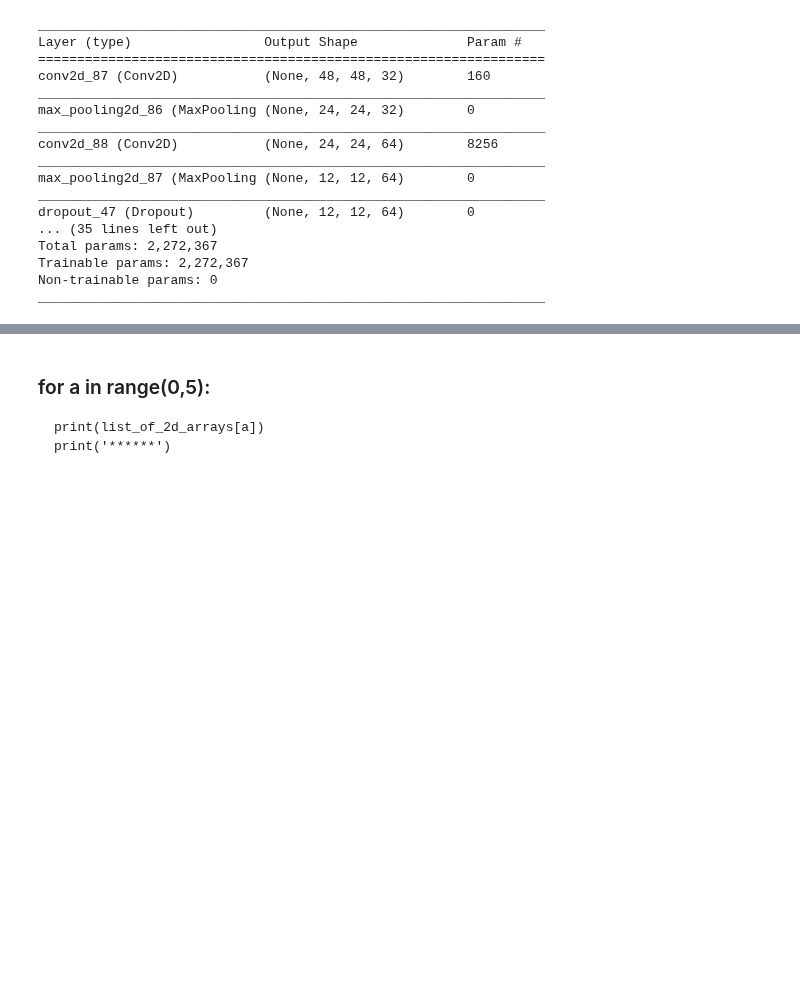
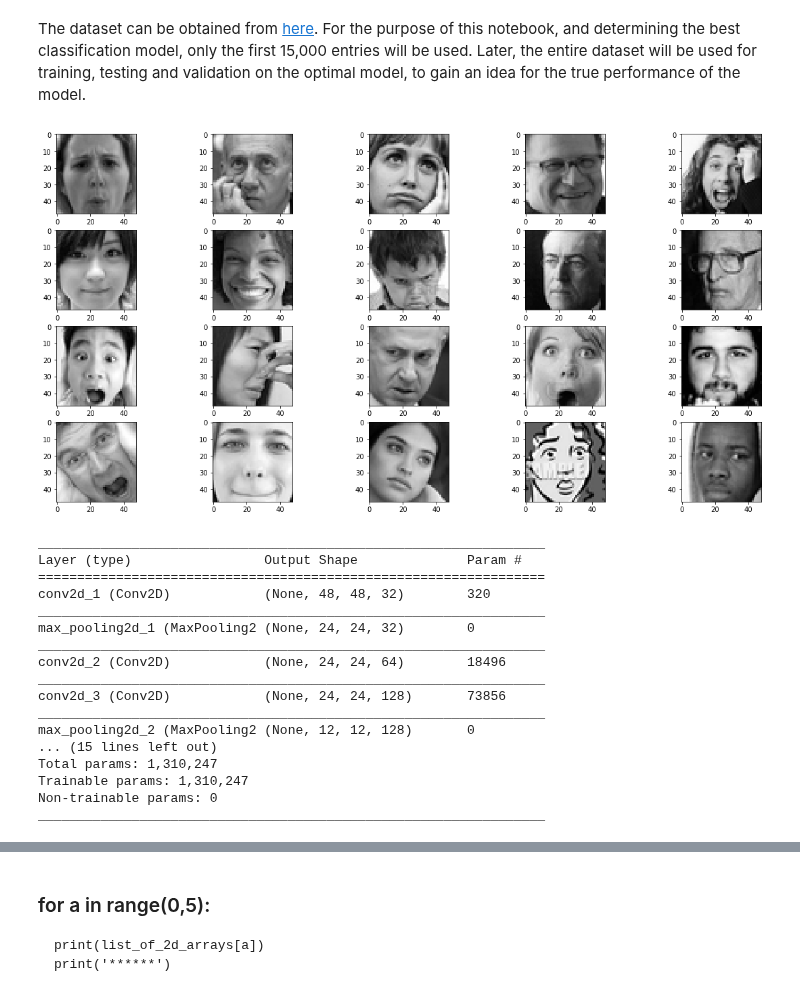
Before and after one commit to chandrasekara/Neural-Network-Facial-Expression-Classifier, a Jupyter notebook: capstone/analysis.ipynb, the cells around one changed output, grey strips where cells are left out. Cells and saved outputs as stored; diff of their text form; code cells hidden in the pictures; blank space fills up the shorter version.

Commit message:
add customizable visualization of data

```diff
--- a/capstone/analysis.ipynb
+++ b/capstone/analysis.ipynb
@@ -11,11 +18,12 @@ from keras import backend as K
+# %% [markdown]
+The dataset can be obtained from [here](https://www.kaggle.com/c/challenges-in-representation-learning-facial-expression-recognition-challenge). For the purpose of this notebook, and determining the best classification model, only the first 15,000 entries will be used. Later, the entire dataset will be used for training, testing and validation on the optimal model, to gain an idea for the true performance of the model.
 # %%
-data__ = pd.read_csv("section_fer2013.csv")
+data = pd.read_csv("fer2013cp.csv")
 
-labels_ = data__['emotion']
+labels = data['emotion']
 
-features = data__.drop(['emotion','Usage'], axis=1, inplace=False)
+features = data.drop(['emotion','Usage'], axis=1, inplace=False)
 
-features
 
 temp_list = []
 
@@ -29,7 +37,7 @@ features['pixels'] = pd.Series(temp_list)
 from sklearn.model_selection import train_test_split
 
 
-X_train, X_test, y_train, y_test = train_test_split(features,labels_,test_size = 0.2, random_state=0)
+X_train, X_test, y_train, y_test = train_test_split(features,labels,test_size = 0.2, random_state=0)
 
 X_train, X_val, y_train, y_val = train_test_split(X_train, y_train, test_size = 0.2, random_state=0)
 # %%
@@ -56,6 +64,24 @@ def df_to_tensor(X_in, im_dim):
     #print(np_arr.shape)
 
     return np_arr.reshape(np_arr.shape[0], 48, 48, 1)
+# %%
+samples = df_to_tensor(X_train,48)
+# %%
+seed_number = 21
+
+two_d_array = samples[seed_number].reshape(48,48)
+
+fig = plt.figure(figsize=(20, 10))
+
+num_rows = 4
+
+num_columns = 5
+
+for i in range(num_rows*num_columns):
+    ax = fig.add_subplot(num_rows,num_columns,i + 1)
+    ax.imshow(samples[seed_number + i].reshape(48,48), cmap='gray')
+# %% [output]
+[figure, added]
 # %%
 train_tensors = df_to_tensor(X_train,48).astype('float32')/255
 valid_tensors = df_to_tensor(X_val,48).astype('float32')/255
@@ -69,36 +95,18 @@ from keras.layers import Conv2D, MaxPooling2D, GlobalAveragePooling2D
 from keras.layers import Dropout, Flatten, Dense
 from keras.models import Sequential
 
-
-
-
-### TODO: Define your architecture.
 model = Sequential()
-model.add(Conv2D(filters=32, kernel_size=2, padding='same', activation='relu', input_shape=(48, 48, 1)))
+model.add(Conv2D(filters=32, kernel_size=3, padding='same', activation='relu', input_shape=(48, 48, 1)))
 model.add(MaxPooling2D(pool_size=2))
-model.add(Conv2D(filters=64, kernel_size=2, padding='same', activation='relu'))
+model.add(Conv2D(filters=64, kernel_size=3, padding='same', activation='relu'))
+model.add(Conv2D(filters=128, kernel_size=3, padding='same', activation='relu'))
 model.add(MaxPooling2D(pool_size=2))
 model.add(Dropout(0.25))
-model.add(Conv2D(filters=128, kernel_size=2, padding='same', activation='relu'))
+model.add(Conv2D(filters=256, kernel_size=3, padding='same', activation='relu'))
 model.add(MaxPooling2D(pool_size=2))
+model.add(Flatten())
+model.add(Dense(100, activation='relu'))
 model.add(Dropout(0.25))
-model.add(Conv2D(filters=256, kernel_size=2, padding='same', activation='relu'))
-model.add(Conv2D(filters=256, kernel_size=2, padding='same', activation='relu'))
-
-model.add(Conv2D(filters=256, kernel_size=2, padding='same', activation='relu'))
-
-model.add(Conv2D(filters=256, kernel_size=2, padding='same', activation='relu'))
-
-model.add(Conv2D(filters=256, kernel_size=2, padding='same', activation='relu'))
-model.add(Conv2D(filters=256, kernel_size=2, padding='same', activation='relu'))
-model.add(Conv2D(filters=256, kernel_size=2, padding='same', activation='relu'))
-
-model.add(MaxPooling2D(pool_size=2))
-model.add(Conv2D(filters=512, kernel_size=2, padding='same', activation='relu'))
-model.add(MaxPooling2D(pool_size=2))
-model.add(Dropout(0.25))
-model.add(Flatten())
-model.add(Dense(1, activation='relu'))
 model.add(Dense(7, activation='softmax'))
 
 
@@ -107,18 +115,18 @@ model.summary()
 _________________________________________________________________
 Layer (type)                 Output Shape              Param #
 =================================================================
-conv2d_87 (Conv2D)           (None, 48, 48, 32)        160
+conv2d_1 (Conv2D)            (None, 48, 48, 32)        320
 _________________________________________________________________
-max_pooling2d_86 (MaxPooling (None, 24, 24, 32)        0
+max_pooling2d_1 (MaxPooling2 (None, 24, 24, 32)        0
 _________________________________________________________________
-conv2d_88 (Conv2D)           (None, 24, 24, 64)        8256
+conv2d_2 (Conv2D)            (None, 24, 24, 64)        18496
 _________________________________________________________________
-max_pooling2d_87 (MaxPooling (None, 12, 12, 64)        0
+conv2d_3 (Conv2D)            (None, 24, 24, 128)       73856
 _________________________________________________________________
-dropout_47 (Dropout)         (None, 12, 12, 64)        0
-... (35 lines left out)
-Total params: 2,272,367
-Trainable params: 2,272,367
+max_pooling2d_2 (MaxPooling2 (None, 12, 12, 128)       0
+... (15 lines left out)
+Total params: 1,310,247
+Trainable params: 1,310,247
 Non-trainable params: 0
 _________________________________________________________________
 # %%
```
Also changed, not shown: parts of 4 cells of this notebook.
